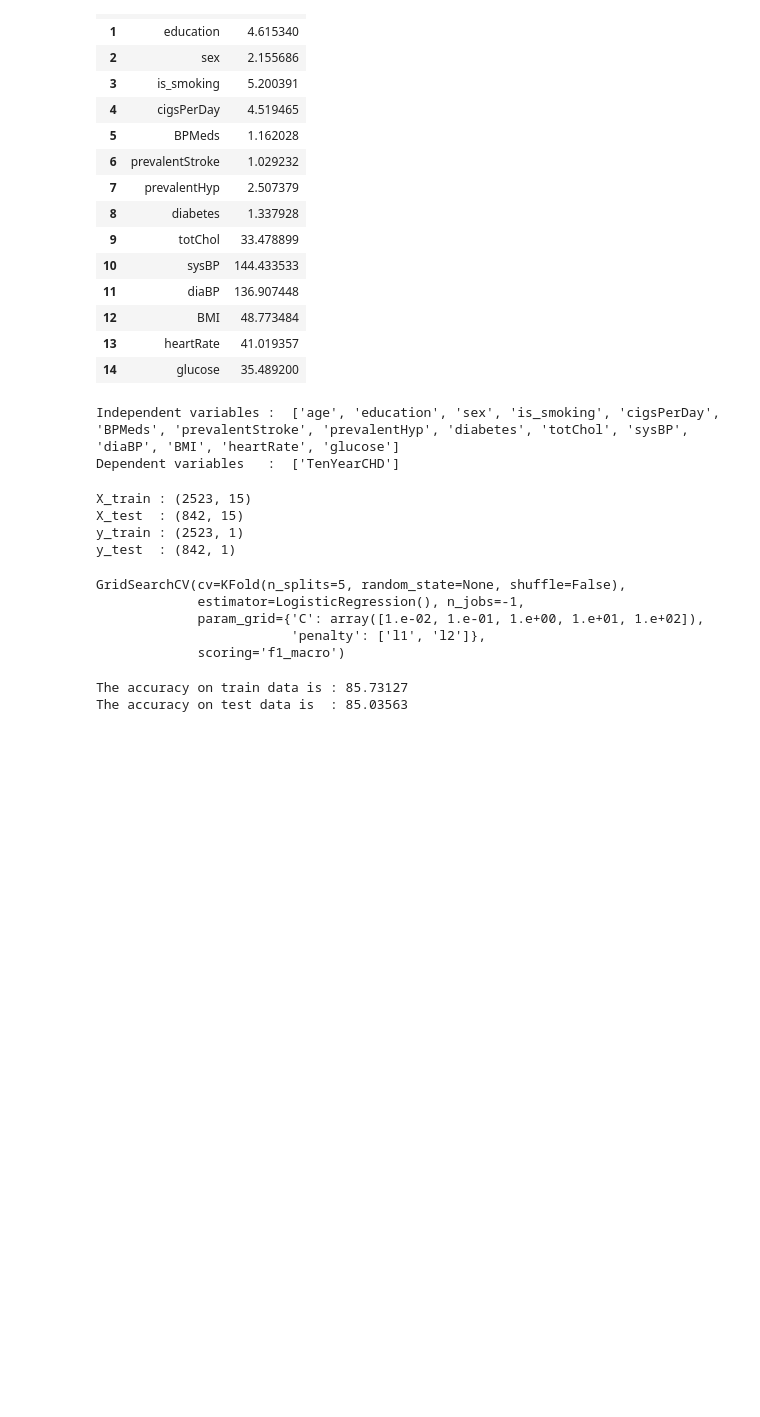
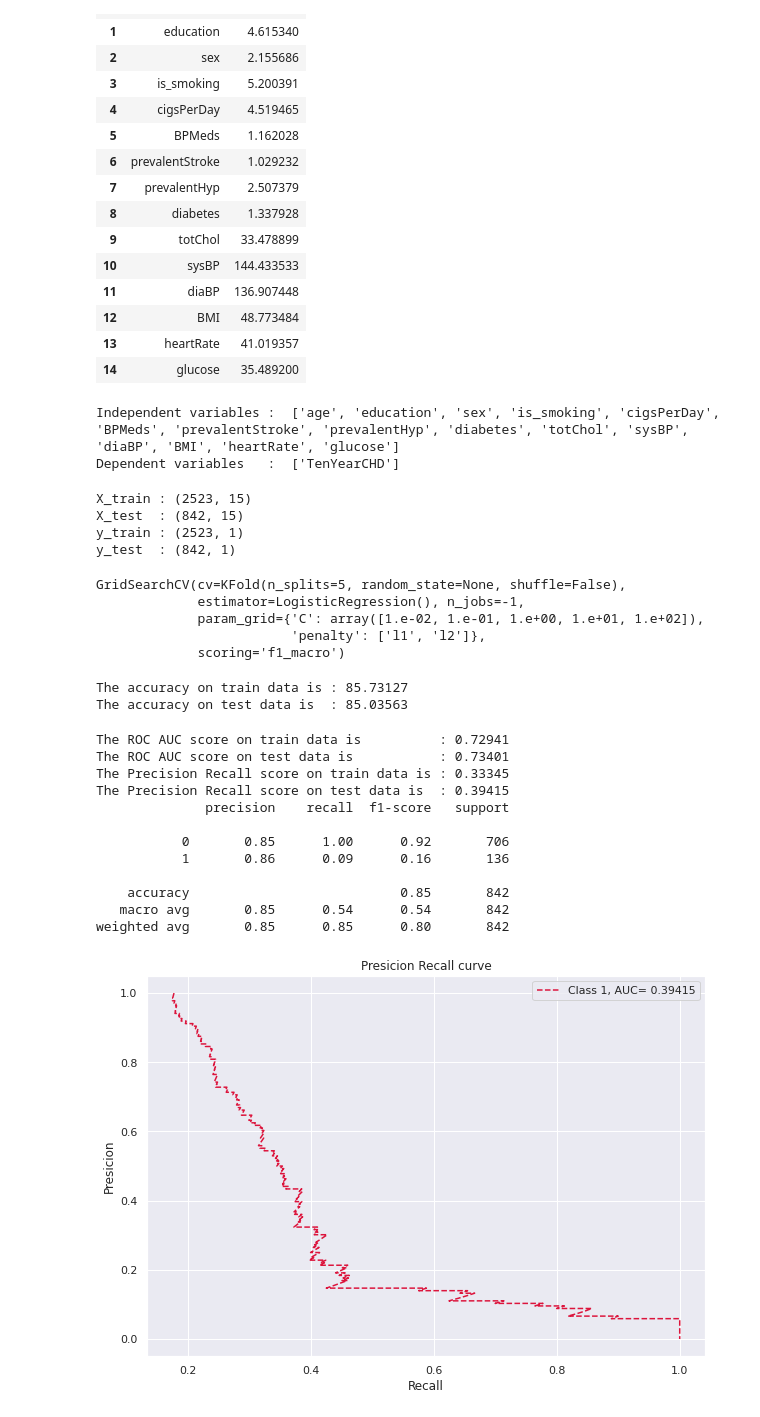
Before and after one commit to Sriharish19/SH-Supervised-ML-Cardiovascular-Risk-Prediction, a Jupyter notebook: SH_Supervised_ML_Classification_Cardiovascular_Risk_Prediction.ipynb, the cells around one changed output. Drawn from its saved outputs; the diff is of its cells as text; code cells hidden in the pictures; blank space fills up the shorter version.

```diff
--- a/SH_Supervised_ML_Classification_Cardiovascular_Risk_Prediction.ipynb
+++ b/SH_Supervised_ML_Classification_Cardiovascular_Risk_Prediction.ipynb
@@ -494,3 +494,56 @@ The accuracy on train data is : 85.73127
 The accuracy on test data is  : 85.03563
 # %%
 # Here the accuracy score may be good. But for the imbalanced dataset ROC AUC score would be the appropriate metric
+# %%
+# Function for evaluation
+def evaluation(actual_train,predicted_train_prob,actual_test,predicted_test_prob,predicted_train,predicted_test):
+  # Get the 'ROC AUC' and 'Precision Recall' scores
+
+  # ROC AUC
+  train_roc_auc_score = roc_auc_score(actual_train,predicted_train_prob)
+  test_roc_auc_score = roc_auc_score(actual_test,predicted_test_prob)
+
+  print("The ROC AUC score on train data is          :", round(train_roc_auc_score,5))
+  print("The ROC AUC score on test data is           :", round(test_roc_auc_score,5))
+
+  # Precision Recall curve
+
+  precision_train, recall_train,_train = precision_recall_curve(actual_train,predicted_train_prob)
+  precision, recall,_ = precision_recall_curve(actual_test,predicted_test_prob)
+
+  # print(_)
+  auc_score_train = auc(recall_train, precision_train)
+  auc_score = auc(recall, precision)
+  print("The Precision Recall score on train data is :", round(auc_score_train,5))
+  print("The Precision Recall score on test data is  :", round(auc_score,5))
+
+  # Classification Report
+  print(classification_report(actual_test,predicted_test))
+
+
+  # Presicion Recall curve
+
+  # plotting
+  plt.figure(figsize=(10,7))
+  plt.plot(precision, recall, linestyle='--',color='crimson',label = ((f'Class 1, AUC= {round(auc_score,5)}')))
+  plt.title('Presicion Recall curve')
+  plt.xlabel('Recall')
+  plt.ylabel('Presicion')
+  plt.legend(loc='best')
+# %%
+# Evaluation
+evaluation(y_train,train_proba_preds,y_test,test_proba_preds,train_class_preds,test_class_preds)
+# %% [output]
+The ROC AUC score on train data is          : 0.72941
+The ROC AUC score on test data is           : 0.73401
+The Precision Recall score on train data is : 0.33345
+The Precision Recall score on test data is  : 0.39415
+              precision    recall  f1-score   support
+
+           0       0.85      1.00      0.92       706
+           1       0.86      0.09      0.16       136
+
+    accuracy                           0.85       842
+   macro avg       0.85      0.54      0.54       842
+weighted avg       0.85      0.85      0.80       842
+[figure, added]
```
Also changed, not shown: parts of 3 cells of this notebook.
